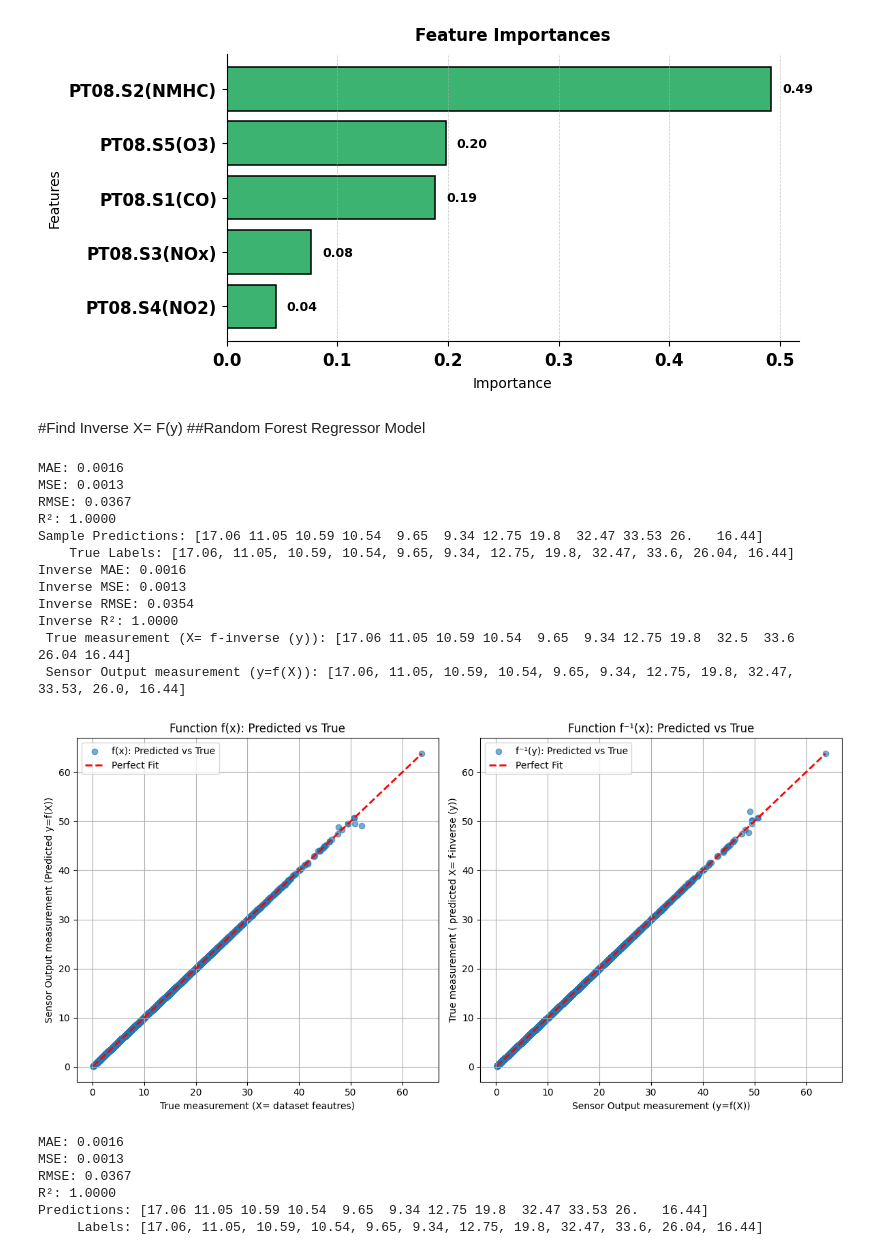
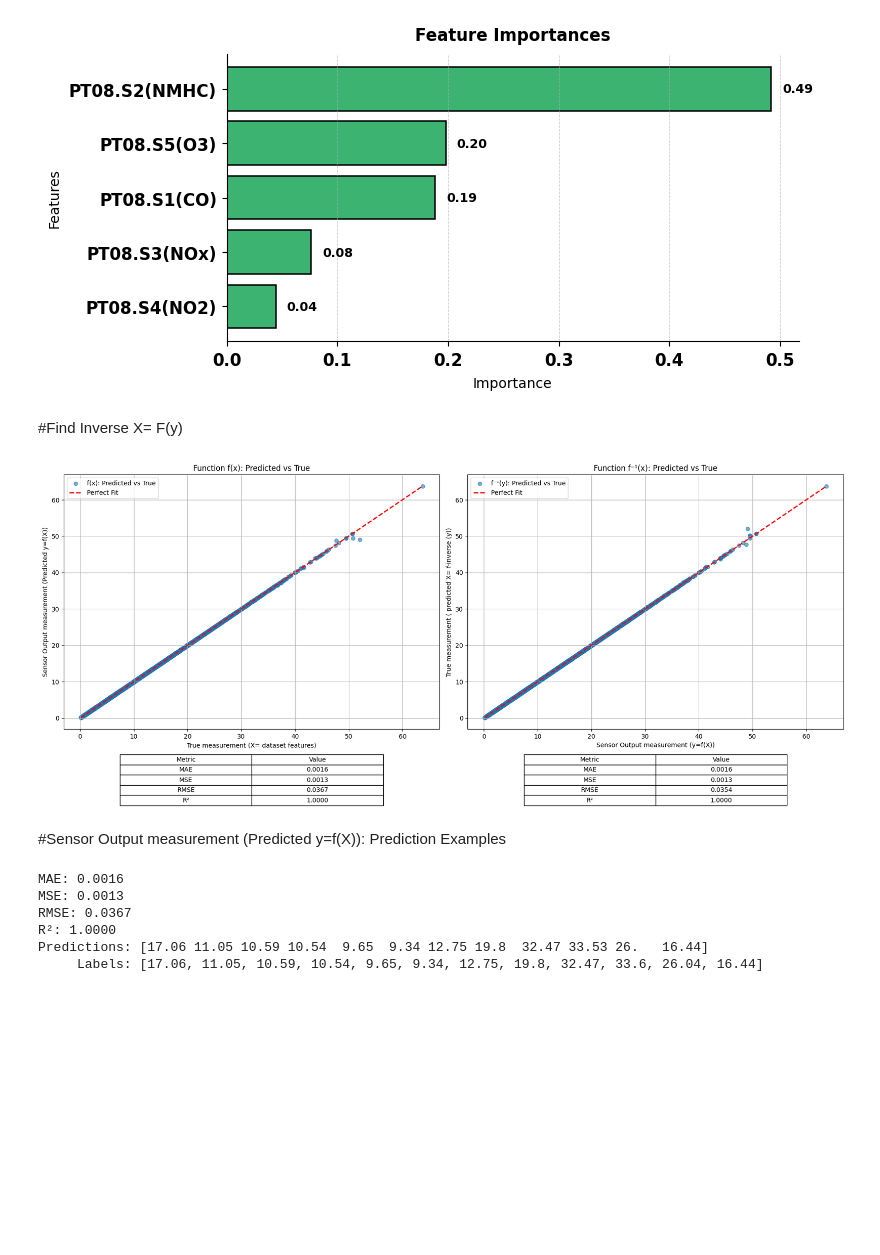
Before and after one commit to Osman-Dawood/Assinment-2, a Jupyter notebook: Deep_L_Term_Project.ipynb, the cells around one changed output. Saved outputs shown, nothing was run; the diff lists cells and outputs as text; code cells hidden in the pictures; blank space fills up the shorter version.

```diff
--- a/Deep_L_Term_Project.ipynb
+++ b/Deep_L_Term_Project.ipynb
@@ -758,12 +859,13 @@ plt.show()
 [figure]
 # %% [markdown]
 #Find Inverse X= F(y)
-##Random Forest Regressor Model
 # %%
 # Import necessary libraries
 import numpy as np
 from sklearn.ensemble import RandomForestRegressor
 from sklearn.metrics import mean_absolute_error, mean_squared_error, r2_score
+import matplotlib.pyplot as plt
+import pandas as pd
 
 # Assuming you have `X_train_prepared`, `y_train`, `full_pipeline`, and `y` defined
 # Step 1: Fit the Random Forest model (fitting f(x))
@@ -777,16 +879,6 @@ mae = mean_absolute_error(y, y_pred)
 mse = mean_squared_error(y, y_pred)
 rmse = np.sqrt(mse)
 r2 = r2_score(y, y_pred)
-
-# Display the evaluation metrics
-print(f"MAE: {mae:.4f}")
-print(f"MSE: {mse:.4f}")
-print(f"RMSE: {rmse:.4f}")
-print(f"R²: {r2:.4f}")
-
-# Display a sample of predictions and their true labels
-print("Sample Predictions:", y_pred[1000:1012].round(2))  # Predicted values
-print("    True Labels:", y[1000:1012].round(2).tolist())  # True values
 
 # Reshape y_pred for inverse model training
 y_pred_reshaped = y_pred.reshape(-1, 1)
@@ -812,60 +904,64 @@ X_pred = inverse_rf.predict(y_pred_reshaped).flatten()
 inverse_mae = mean_absolute_error(y_pred, X_pred)  # Mean Absolute Error
 inverse_mse = mean_squared_error(y_pred, X_pred)  # Mean Squared Error
 inverse_rmse = np.sqrt(inverse_mse)          # Root Mean Squared Error
 inverse_r2 = r2_score(y_pred, X_pred)             # R-squared Score
 
-# Display the evaluation metrics for f⁻¹(x)
-print(f"Inverse MAE: {inverse_mae:.4f}")
-print(f"Inverse MSE: {inverse_mse:.4f}")
-print(f"Inverse RMSE: {inverse_rmse:.4f}")
-print(f"Inverse R²: {inverse_r2:.4f}")
+# Create a metrics table for f(x)
+fx_metrics = pd.DataFrame({
+    "Metric": ["MAE", "MSE", "RMSE", "R²"],
+    "Value": [f"{mae:.4f}", f"{mse:.4f}", f"{rmse:.4f}", f"{r2:.4f}"]
+})
 
-# Display a sample of the inverse predictions and their true labels
-print(" True measurement (X= f-inverse (y)):", X_pred[1000:1012].round(2))  # Inverse predicted values
-print(" Sensor Output measurement (y=f(X)):", y_pred[1000:1012].round(2).tolist())  # Original predictions
+# Create a metrics table for f⁻¹(x)
+inverse_metrics = pd.DataFrame({
+    "Metric": ["MAE", "MSE", "RMSE", "R²"],
+    "Value": [f"{inverse_mae:.4f}", f"{inverse_mse:.4f}", f"{inverse_rmse:.4f}", f"{inverse_r2:.4f}"]
+})
 
-# Create a scatter plot for f(x) and f⁻¹(x)
-import matplotlib.pyplot as plt
-
-plt.figure(figsize=(12, 6))
+# Create scatter plots and metrics tables
+plt.figure(figsize=(18, 8))
 
 # Plot f(x): Predicted vs. True
 plt.subplot(1, 2, 1)
 plt.scatter(y, y_pred, alpha=0.6, label="f(x): Predicted vs True")
 plt.plot([y.min(), y.max()], [y.min(), y.max()], 'r--', lw=2, label="Perfect Fit")
 plt.title("Function f(x): Predicted vs True")
-plt.xlabel("True measurement (X= dataset feautres)")
+plt.xlabel("True measurement (X= dataset features)")
 plt.ylabel("Sensor Output measurement (Predicted y=f(X))")
 plt.legend()
 plt.grid(True)
+
+# Add the metrics table for f(x)
+plt.table(cellText=fx_metrics.values,
+          colLabels=fx_metrics.columns,
+          cellLoc='center',
+          loc='bottom',
+          bbox=[0.15, -0.3, 0.7, 0.2])  # Adjust bbox for placement
 
 # Plot f⁻¹(x): Predicted X vs. True X
 plt.subplot(1, 2, 2)
 plt.scatter(y_pred, X_pred, alpha=0.6, label="f⁻¹(y): Predicted vs True")
 plt.plot([y.min(), y.max()], [y.min(), y.max()], 'r--', lw=2, label="Perfect Fit")
 plt.title("Function f⁻¹(x): Predicted vs True")
 plt.xlabel("Sensor Output measurement (y=f(X))")
 plt.ylabel("True measurement ( predicted X= f-inverse (y))")
 plt.legend()
 plt.grid(True)
 
-# Adjust layout and display the plots
+# Add the metrics table for f⁻¹(x)
+plt.table(cellText=inverse_metrics.values,
+          colLabels=inverse_metrics.columns,
+          cellLoc='center',
+          loc='bottom',
+          bbox=[0.15, -0.3, 0.7, 0.2])  # Adjust bbox for placement
+
+# Adjust layout and display
 plt.tight_layout()
 plt.show()
 # %% [output]
-MAE: 0.0016
-MSE: 0.0013
-RMSE: 0.0367
-R²: 1.0000
-Sample Predictions: [17.06 11.05 10.59 10.54  9.65  9.34 12.75 19.8  32.47 33.53 26.   16.44]
-    True Labels: [17.06, 11.05, 10.59, 10.54, 9.65, 9.34, 12.75, 19.8, 32.47, 33.6, 26.04, 16.44]
-Inverse MAE: 0.0016
-Inverse MSE: 0.0013
-Inverse RMSE: 0.0354
-Inverse R²: 1.0000
- True measurement (X= f-inverse (y)): [17.06 11.05 10.59 10.54  9.65  9.34 12.75 19.8  32.5  33.6  26.04 16.44]
- Sensor Output measurement (y=f(X)): [17.06, 11.05, 10.59, 10.54, 9.65, 9.34, 12.75, 19.8, 32.47, 33.53, 26.0, 16.44]
-[figure, old version]
+[figure, new version]
+# %% [markdown]
+#Sensor Output measurement (Predicted y=f(X)): Prediction Examples
 # %%
 # Fit the Random Forest model and make predictions
 best_rf.fit(X_train_prepared, y_train)
```
Also changed, not shown: parts of 17 cells of this notebook.
